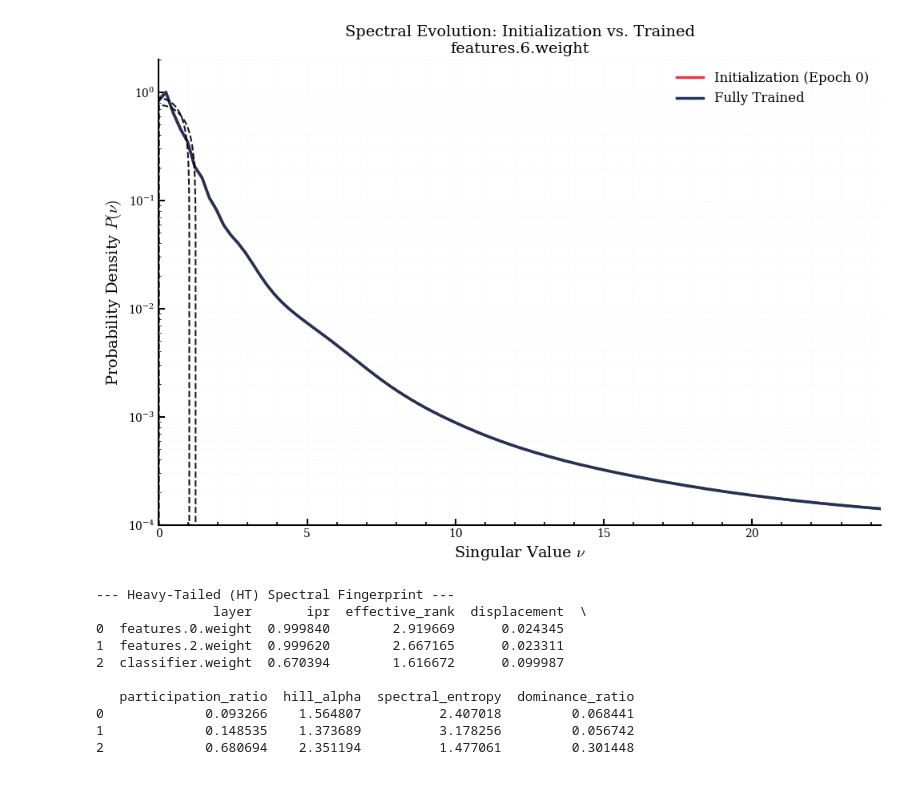
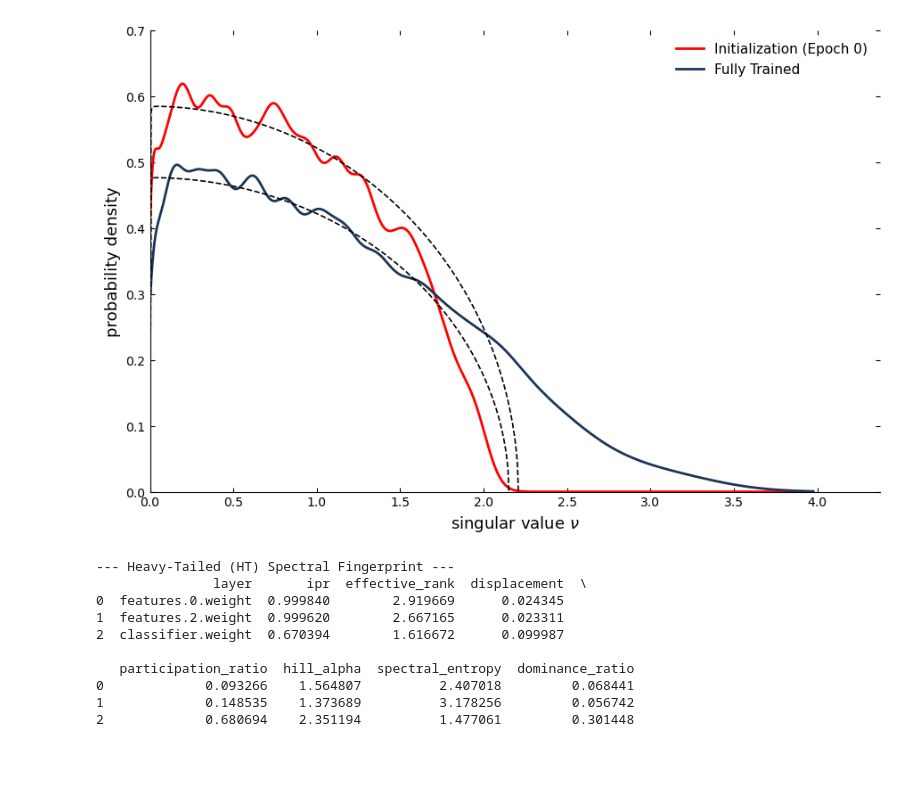
Before and after one commit to YiHaoFromEarth/ht-initialisation-dynamics, a Jupyter notebook: plots.ipynb, the cells around one changed output. Drawn from its saved outputs; the diff is of its cells as text; code cells hidden in the pictures.

```diff
--- a/plots.ipynb
+++ b/plots.ipynb
@@ -4,10 +4,19 @@ import numpy as np
 import matplotlib.pyplot as plt
 import pandas as pd
 from pathlib import Path
-from src import get_singular_values, extract_rmt_parameters, fit_mp_to_density, gaussian_broadening, get_layer_from_checkpoint, run_spectral_analysis, get_layer_fingerprint
 from IPython.display import HTML
 from matplotlib.animation import FuncAnimation
 from scipy.interpolate import CloughTocher2DInterpolator
+from src import (
+    get_singular_values,
+    get_layer_from_checkpoint,
+    run_spectral_analysis,
+    get_layer_fingerprint,
+    pdf_from_spectrum,
+    marcenkoPastur,
+    fit_marcenkoPastur,
+    GaussBroadening,
+)
 
 SWEEP_PATH = Path("mlp_sweep")
 HT32_PATH = Path("training_runs/mlp32_mnist/HT_alpha_1.2/GeneralMLP_LR0.001_BS128_20260222_113516_s0")
@@ -19,75 +28,72 @@ GAUSS128_PATH = Path("training_runs/mlp128_mnist/Gaussian_Baseline/GeneralMLP_LR
 HT784_PATH = Path("training_runs/mlp784_mnist/HT_alpha_1.2/GeneralMLP_LR0.001_BS128_20260221_130323_s0")
 GAUSS784_PATH = Path("training_runs/mlp784_mnist/Gaussian_Baseline/GeneralMLP_LR0.001_BS128_20260221_130451_s0")
 
-HT_PATH = Path("mlp_sweep/alpha_1.2_g_1.0/GeneralMLP_LR0.001_BS128_20260228_135217_s0")
-GAUSS_PATH = Path("mlp_sweep/alpha_2.0_g_1.0/GeneralMLP_LR0.001_BS128_20260228_143134_s0")
+RUN_PATH = Path("rich_learning_test/HT_alpha_2.0/GeneralMLP_LR0.001_BS32_20260307_190743_s0")
 # %%
-# 1. Config & Paths
-LAYER_KEY = 'features.6.weight'
+# 1. Initialization and Data Extraction
 
-# 2. Extract Final vs. Initialization (Epoch 0)
-# We assume standard paths where your checkpoints are stored
-W_final = get_layer_from_checkpoint(GAUSS_PATH / "final_model.pth", LAYER_KEY)
-W_init  = get_layer_from_checkpoint(GAUSS_PATH / "checkpoints/weights_epoch_0.pth", LAYER_KEY)
+LAYER_KEY = 'features.2.weight'
+W_final = get_layer_from_checkpoint(RUN_PATH / "final_model.pth", LAYER_KEY)
+W_init  = get_layer_from_checkpoint(RUN_PATH / "checkpoints/weights_epoch_0.pth", LAYER_KEY)
 
-# Extract raw singular values (nu) for both states [cite: 75, 224]
 nu_final = get_singular_values(W_final)
 nu_init  = get_singular_values(W_init)
 
-# 3. Figure Generation
-fig, ax = plt.subplots(figsize=(10, 7))
+# Use the official adaptive Broadener from source code
 
-# Setup x-range slightly above 0 to avoid numerical singularities [cite: 79]
-x_max = max(np.max(nu_final), np.max(nu_init)) * 1.1
-x_range = np.linspace(1e-4, x_max, 1000)
+broadener = GaussBroadening(winSize=15, method='replicate')
+
+fig, ax = plt.subplots(figsize=(9, 6))
+
+# Determine global x-limit based on the maximum singular value found in training
+
+x_limit = np.max(nu_final) * 1.2
 
 data_configs = [
-    (nu_init, W_init, 'Initialization (Epoch 0)', '#e63946'), # Red per Paper Fig 1
-    (nu_final, W_final, 'Fully Trained', '#1d3557')            # Blue per Paper Fig 1
+(nu_init, 'Initialization (Epoch 0)', 'red'),
+(nu_final, 'Fully Trained', '#1d3557') # Dark blue matching paper Fig 1
 ]
 
-for nu, W, label, color in data_configs:
-    # A. Empirical Density (Solid Line)
-    empirical_pdf = gaussian_broadening(nu, x_range, a=15)
-    ax.plot(x_range, empirical_pdf, color=color, lw=2.5, label=label)
+for nu, label, color in data_configs:
+    # A. EMPIRICAL DENSITY (Solid Line)
+    # Generate high-resolution x and pdf using the official iterative sampler
+    x_emp, pdf_emp = pdf_from_spectrum(nu, nSamples=20, broadener=broadener)
 
-    # B. RMT Parameters [cite: 83, 124]
-    n, m, sigma_init = extract_rmt_parameters(W)
-    Q = n / m
-    v_max_fit, s_tilde_fit = fit_mp_to_density(x_range, empirical_pdf, nu)
-    v_min_emp = np.min(nu)
+    # Mask to ensure it only plots within the viewport
+    mask = (x_emp >= 0) & (x_emp <= x_limit)
+    ax.plot(x_emp[mask], pdf_emp[mask], color=color, lw=2, label=label, zorder=4)
 
-    # C. Expanded MP Curve Evaluation
-    # We create a specific high-resolution x-axis for the dashed line
-    # starting exactly at v_min_emp to ensure it touches the axis.
-    x_bulk = np.linspace(v_min_emp, v_max_fit, 500)
+    # B. RMT THEORY FIT (Dashed Line)
+    # [cite_start]This uses the authors' logic to fit ONLY the random bulk [cite: 2427, 2429]
+    # range_of_y_to_fit=0.7 prevents the tail from stretching the bulk fit
+    a_fit, nuMin_fit, nuMax_fit, _ = fit_marcenkoPastur(nu, broadener, range_of_y_to_fit=0.7)
 
-    term1 = Q / (np.pi * (s_tilde_fit**2) * x_bulk)
-    term2 = np.sqrt(np.maximum(0, (v_max_fit**2 - x_bulk**2) * (x_bulk**2 - v_min_emp**2)))
-    mp_pdf = np.nan_to_num(term1 * term2)
+    # [cite_start]Evaluate theory curve within its specific theoretical support [cite: 2381, 2386]
+    x_bulk = np.linspace(nuMin_fit, nuMax_fit, 400)
+    y_bulk = marcenkoPastur(x_bulk, a_fit, nuMax_fit, nuMin_fit)
 
-    # Plotting the Dashed Bulk [cite: 122]
-    # This now spans the full theoretical support from v_min to v_max
-    ax.plot(x_bulk, mp_pdf, color='black', linestyle='--', lw=1.5, alpha=0.9, zorder=3)
+    ax.plot(x_bulk, y_bulk, color='black', linestyle='--', lw=1.2, zorder=5)
 
-# 3. Aesthetics
-ax.set_yscale('log')
-ax.set_title(f"Spectral Evolution: Initialization vs. Trained\n{LAYER_KEY}", fontsize=14)
-ax.set_xlabel(r'Singular Value $\nu$', fontsize=14)
-ax.set_ylabel(r'Probability Density $P(\nu)$', fontsize=14)
+    # 2. Physical Review E Aesthetics (Matching Figure 1)
 
-# Set limits and spines per paper style
-ax.set_ylim(1e-4, 2.0)
-ax.set_xlim(0, x_max)
+    ax.set_yscale('linear')
+    ax.set_ylim(0, 0.7)
+    ax.set_xlim(0, x_limit*1.1)
+
+    ax.set_xlabel(r'singular value $\nu$', fontsize=13)
+    ax.set_ylabel('probability density', fontsize=13)
+
+# Professional scientific formatting
+
 ax.spines['top'].set_visible(False)
 ax.spines['right'].set_visible(False)
-ax.grid(True, which="both", ls=":", alpha=0.1)
-ax.legend(frameon=False, loc='upper right', fontsize=12)
+ax.tick_params(direction='in', top=True, right=True, which='both')
+ax.legend(frameon=False, loc='upper right', fontsize=11)
 
 plt.tight_layout()
 plt.show()
 # %% [output]
-[figure, old version]
+[figure, new version]
 # %%
 def plot_sweep_heatmap(data_source, metric='test_acc', stat='mean', layer_name=None, vmin=None, vmax=None):
     """
```
Also changed, not shown: 8 other files.
